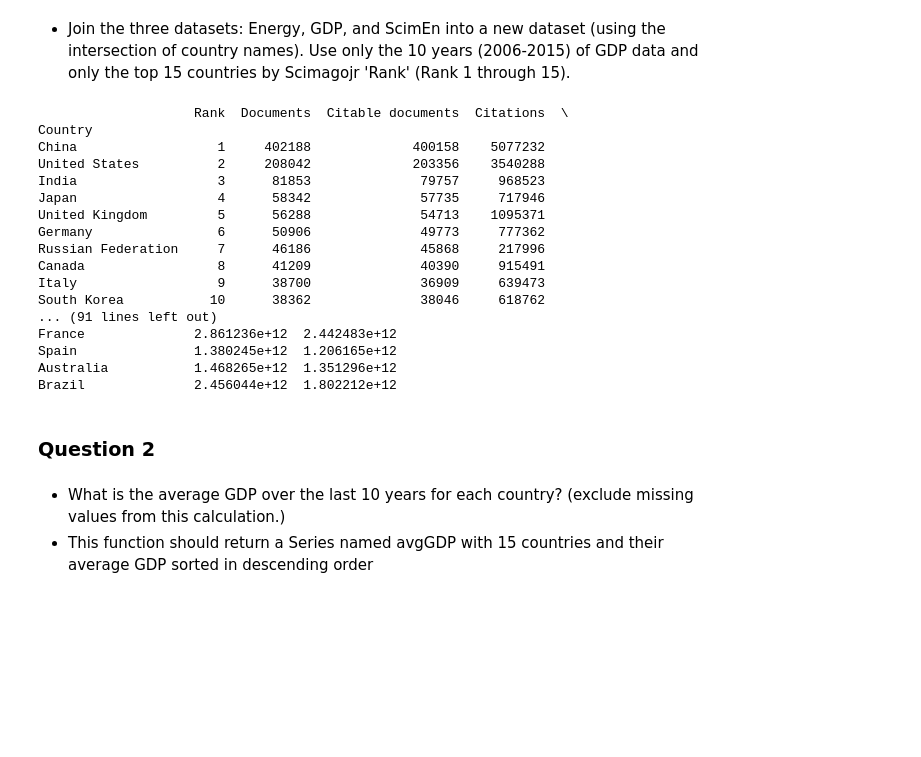
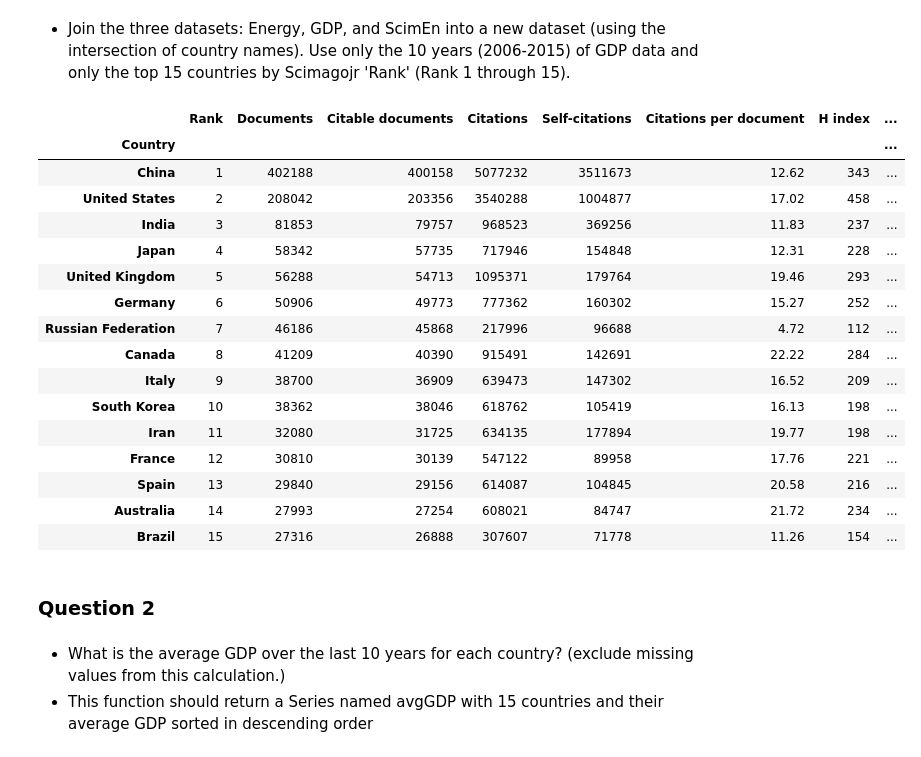
Before and after one commit to voinskyi/Data-Science-Camp-Tasks, a Jupyter notebook: Home_Task_3/Home_task_pandas.ipynb, the cells around one changed output. Saved outputs shown, nothing was run; the diff lists cells and outputs as text; code cells hidden in the pictures; blank space fills up the shorter version.

```diff
--- a/Home_Task_3/Home_task_pandas.ipynb
+++ b/Home_Task_3/Home_task_pandas.ipynb
@@ -169,50 +169,50 @@ ScimEn.head()
 # %%
 GDP.rename(columns={'Country Name': 'Country'}, inplace=True)
 
 def answer_one():
     # Load GDP data and select only necessary columns
     GDP_filtered = GDP[["Country"] + [str(year) for year in range(2006, 2016)]]
 
     # Select the top 15 countries by ScimEn Rank
     ScimEn_top15 = ScimEn[ScimEn["Rank"] <= 15]
 
     # Merge datasets using an inner join on "Country" (intersection of country names)
     merged_data = pd.merge(ScimEn_top15, energy, on="Country", how="inner")
     final_data = pd.merge(merged_data, GDP_filtered, on="Country", how="inner")
 
     # Set the index to Country and select the required columns
     final_data.set_index("Country", inplace=True)
     final_data = final_data[
         ['Rank', 'Documents', 'Citable documents', 'Citations', 'Self-citations',
          'Citations per document', 'H index', 'Energy Supply', 'Energy Supply per Capita',
          '% Renewable'] + [str(year) for year in range(2006, 2016)]
     ]
 
     return final_data
 
 final_data = answer_one()
 result = answer_one()
-print(result)
+result
 # %% [output]
-                    Rank  Documents  Citable documents  Citations  \
-Country
-China                  1     402188             400158    5077232
-United States          2     208042             203356    3540288
-India                  3      81853              79757     968523
-Japan                  4      58342              57735     717946
-United Kingdom         5      56288              54713    1095371
-Germany                6      50906              49773     777362
-Russian Federation     7      46186              45868     217996
-Canada                 8      41209              40390     915491
-Italy                  9      38700              36909     639473
-South Korea           10      38362              38046     618762
-... (91 lines left out)
-France              2.861236e+12  2.442483e+12
-Spain               1.380245e+12  1.206165e+12
-Australia           1.468265e+12  1.351296e+12
-Brazil              2.456044e+12  1.802212e+12
+|  | Rank | Documents | Citable documents | Citations | Self-citations | Citations per document | H index | ... |
+| Country |  |  |  |  |  |  |  | ... |
+| China | 1 | 402188 | 400158 | 5077232 | 3511673 | 12.62 | 343 | ... |
+| United States | 2 | 208042 | 203356 | 3540288 | 1004877 | 17.02 | 458 | ... |
+| India | 3 | 81853 | 79757 | 968523 | 369256 | 11.83 | 237 | ... |
+| Japan | 4 | 58342 | 57735 | 717946 | 154848 | 12.31 | 228 | ... |
+| United Kingdom | 5 | 56288 | 54713 | 1095371 | 179764 | 19.46 | 293 | ... |
+| Germany | 6 | 50906 | 49773 | 777362 | 160302 | 15.27 | 252 | ... |
+| Russian Federation | 7 | 46186 | 45868 | 217996 | 96688 | 4.72 | 112 | ... |
+| Canada | 8 | 41209 | 40390 | 915491 | 142691 | 22.22 | 284 | ... |
+| Italy | 9 | 38700 | 36909 | 639473 | 147302 | 16.52 | 209 | ... |
+| South Korea | 10 | 38362 | 38046 | 618762 | 105419 | 16.13 | 198 | ... |
+| Iran | 11 | 32080 | 31725 | 634135 | 177894 | 19.77 | 198 | ... |
+| France | 12 | 30810 | 30139 | 547122 | 89958 | 17.76 | 221 | ... |
+| Spain | 13 | 29840 | 29156 | 614087 | 104845 | 20.58 | 216 | ... |
+| Australia | 14 | 27993 | 27254 | 608021 | 84747 | 21.72 | 234 | ... |
+| Brazil | 15 | 27316 | 26888 | 307607 | 71778 | 11.26 | 154 | ... |
 # %% [markdown]
-### Question 2
+### **Question 2**
 # %% [markdown]
 * What is the average GDP over the last 10 years for each country? (exclude missing values from this calculation.)
 * This function should return a Series named avgGDP with 15 countries and their average GDP sorted in descending order
```
Also changed, not shown: parts of 10 cells of this notebook.
